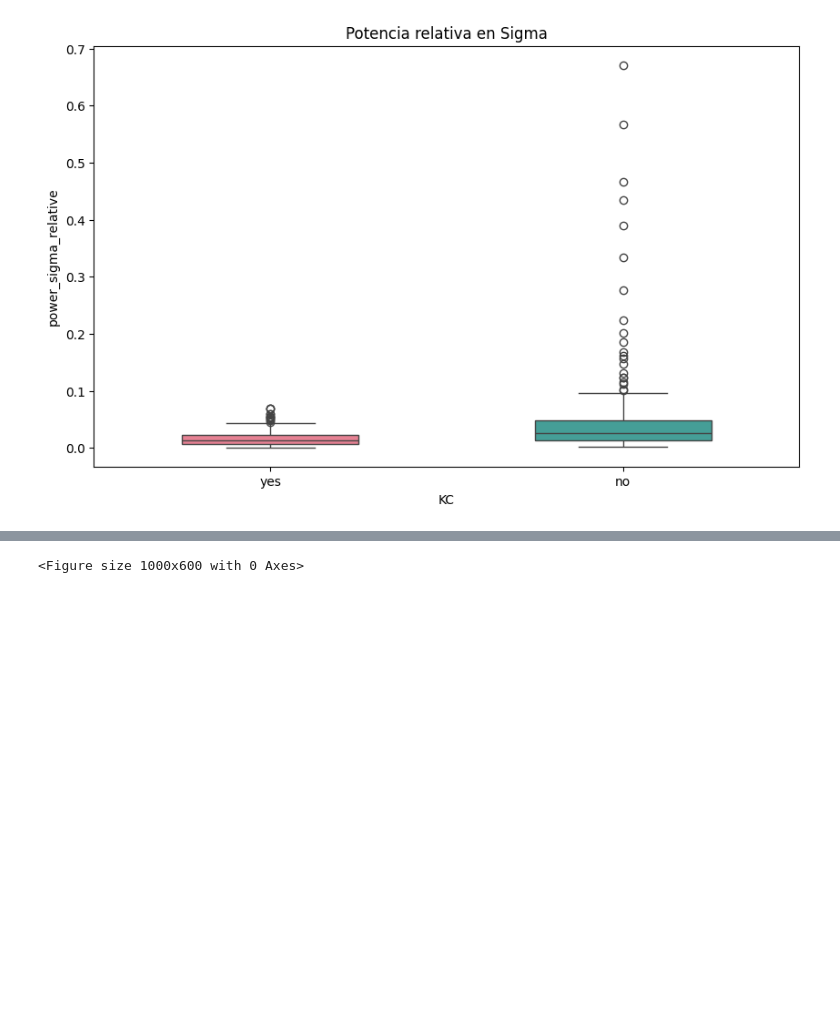
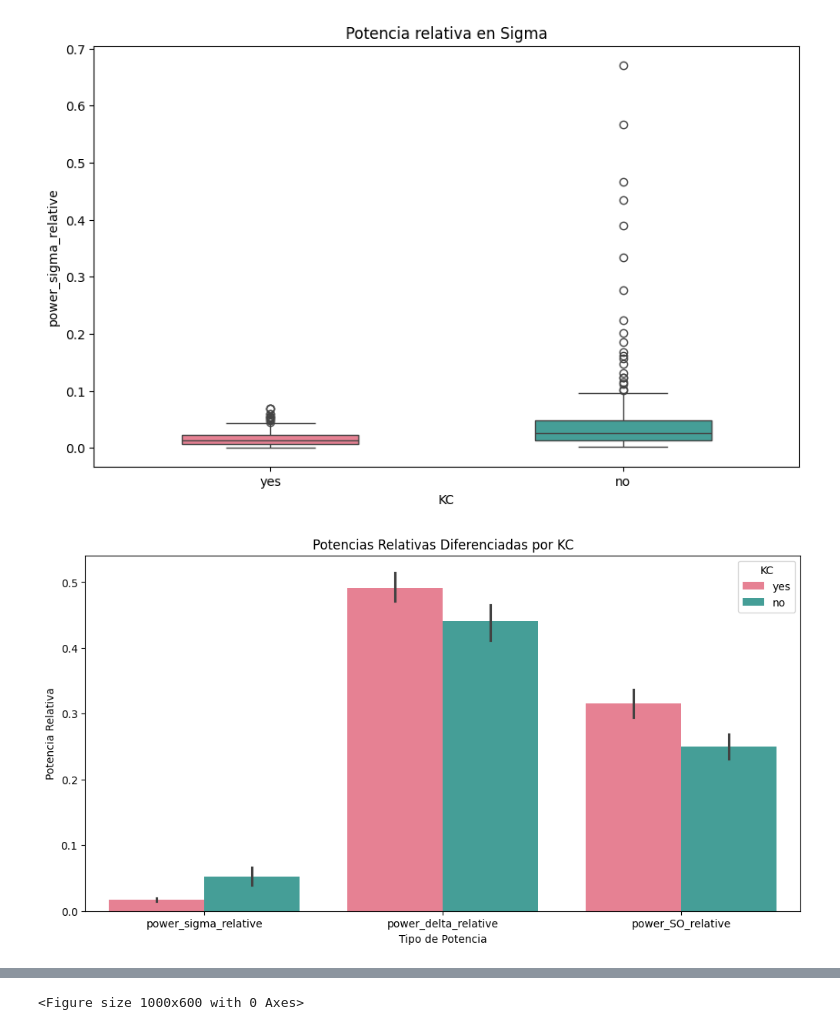
Before and after one commit to aylinavch/KC_detection_algorithm, a Jupyter notebook: docs/notebooks/TP_Final_InfoViz_vazquezchenlo.ipynb, the cells around one changed output, grey strips where cells are left out. Cells and saved outputs as stored; diff of their text form; code cells hidden in the pictures; blank space fills up the shorter version.

```diff
--- a/docs/notebooks/TP_Final_InfoViz_vazquezchenlo.ipynb
+++ b/docs/notebooks/TP_Final_InfoViz_vazquezchenlo.ipynb
@@ -113,3 +113,16 @@ plt.show()
 [figure]
 [figure]
 [figure]
+# %%
+df_melted = df.melt(id_vars=['KC'], value_vars=['power_sigma_relative', 'power_delta_relative', 'power_SO_relative'],
+                    var_name='Power Type', value_name='Relative Power')
+
+plt.figure(figsize=(12, 6))
+sns.barplot(data=df_melted, x='Power Type', y='Relative Power', hue='KC', palette='husl')
+plt.title('Potencias Relativas Diferenciadas por KC')
+plt.xlabel('Tipo de Potencia')
+plt.ylabel('Potencia Relativa')
+plt.legend(title='KC')
+plt.show()
+# %% [output]
+[figure, added]
```
Also changed, not shown: parts of 27 cells of this notebook, 1 other file.
